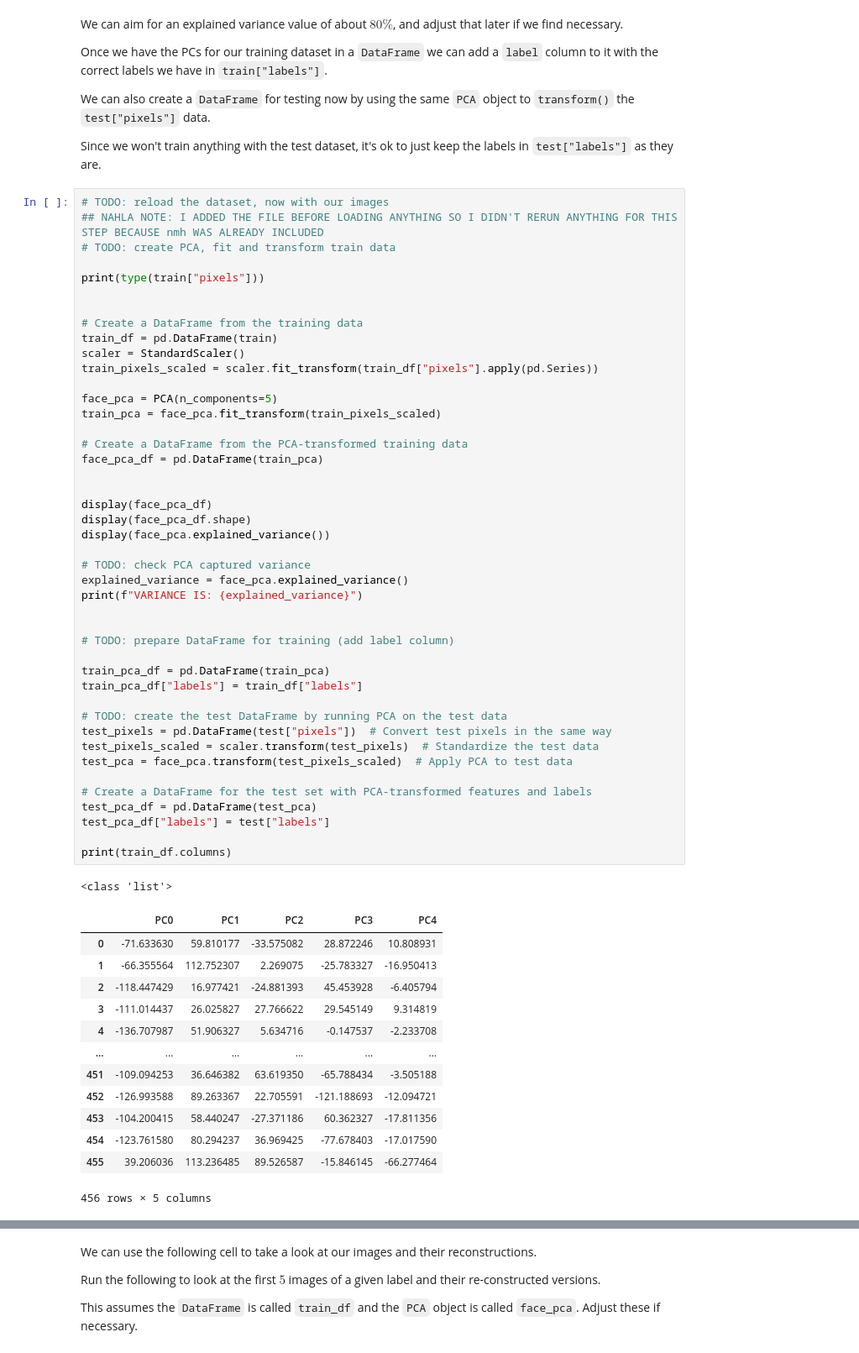
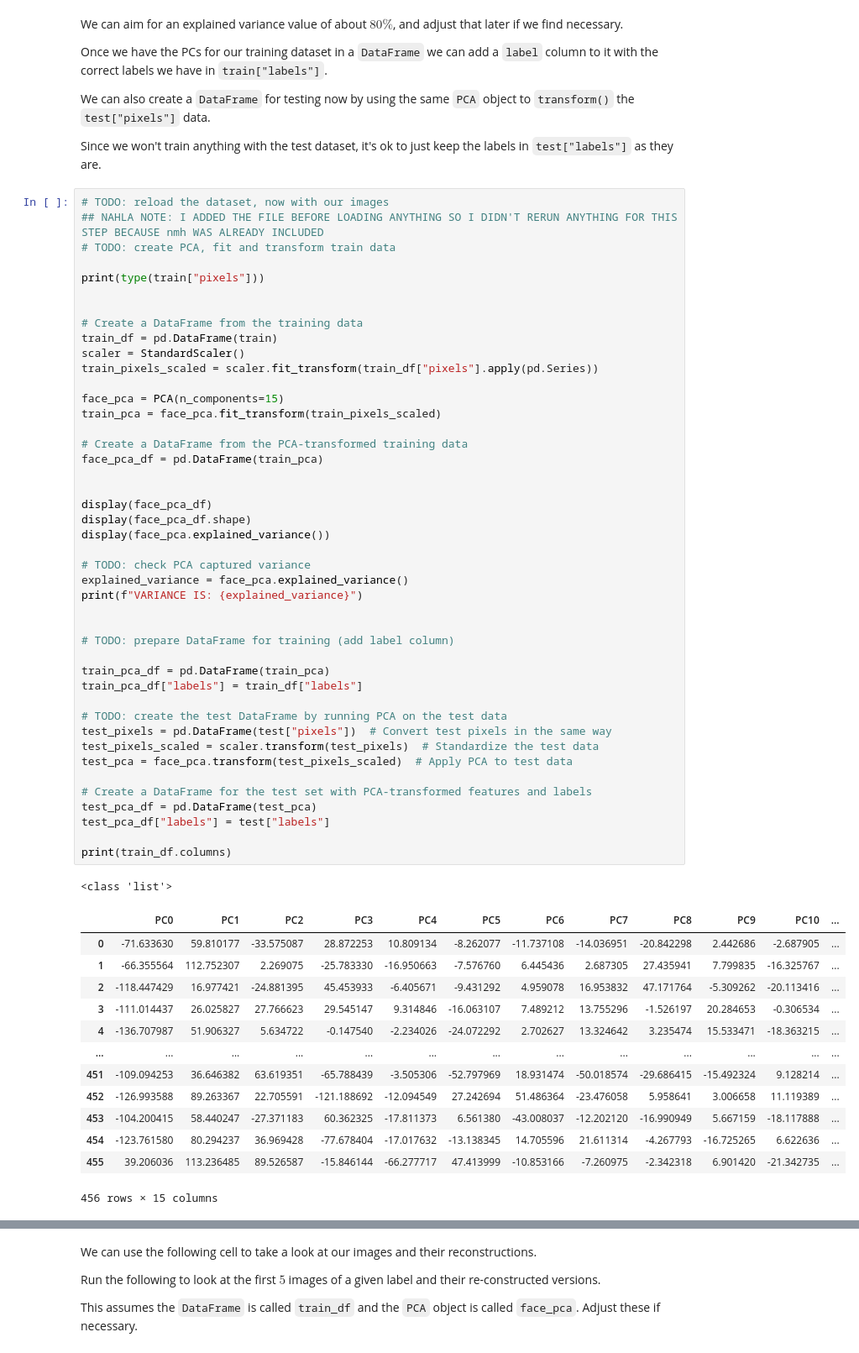
Before and after one commit to 9103hf24na/HW10, a Jupyter notebook: HW10.ipynb, the cells around one changed output, grey strips where cells are left out. Shown at 84% size. Saved outputs shown, nothing was run; the diff lists cells and outputs as text.

```diff
--- a/HW10.ipynb
+++ b/HW10.ipynb
@@ -169,49 +169,49 @@ train_df = pd.DataFrame(train)
 scaler = StandardScaler()
 train_pixels_scaled = scaler.fit_transform(train_df["pixels"].apply(pd.Series))
 
-face_pca = PCA(n_components=5)
+face_pca = PCA(n_components=15)
 train_pca = face_pca.fit_transform(train_pixels_scaled)
 
 # Create a DataFrame from the PCA-transformed training data
 face_pca_df = pd.DataFrame(train_pca)
 
 
 display(face_pca_df)
 display(face_pca_df.shape)
 display(face_pca.explained_variance())
 
 # TODO: check PCA captured variance
 explained_variance = face_pca.explained_variance()
 print(f"VARIANCE IS: {explained_variance}")
 
 
 # TODO: prepare DataFrame for training (add label column)
 
 train_pca_df = pd.DataFrame(train_pca)
 train_pca_df["labels"] = train_df["labels"]
 
 # TODO: create the test DataFrame by running PCA on the test data
 test_pixels = pd.DataFrame(test["pixels"])  # Convert test pixels in the same way
 test_pixels_scaled = scaler.transform(test_pixels)  # Standardize the test data
 test_pca = face_pca.transform(test_pixels_scaled)  # Apply PCA to test data
 
 # Create a DataFrame for the test set with PCA-transformed features and labels
 test_pca_df = pd.DataFrame(test_pca)
 test_pca_df["labels"] = test["labels"]
 
 print(train_df.columns)
 # %% [output]
 <class 'list'>
-|  | PC0 | PC1 | PC2 | PC3 | PC4 |
-| 0 | -71.633630 | 59.810177 | -33.575082 | 28.872246 | 10.808931 |
-| 1 | -66.355564 | 112.752307 | 2.269075 | -25.783327 | -16.950413 |
-| 2 | -118.447429 | 16.977421 | -24.881393 | 45.453928 | -6.405794 |
-| 3 | -111.014437 | 26.025827 | 27.766622 | 29.545149 | 9.314819 |
-| 4 | -136.707987 | 51.906327 | 5.634716 | -0.147537 | -2.233708 |
-| ... | ... | ... | ... | ... | ... |
-| 451 | -109.094253 | 36.646382 | 63.619350 | -65.788434 | -3.505188 |
-| 452 | -126.993588 | 89.263367 | 22.705591 | -121.188693 | -12.094721 |
-| 453 | -104.200415 | 58.440247 | -27.371186 | 60.362327 | -17.811356 |
-| 454 | -123.761580 | 80.294237 | 36.969425 | -77.678403 | -17.017590 |
-| 455 | 39.206036 | 113.236485 | 89.526587 | -15.846145 | -66.277464 |
+|  | PC0 | PC1 | PC2 | PC3 | PC4 | PC5 | PC6 | PC7 | PC8 | PC9 | PC10 | ... |
+| 0 | -71.633630 | 59.810177 | -33.575087 | 28.872253 | 10.809134 | -8.262077 | -11.737108 | -14.036951 | -20.842298 | 2.442686 | -2.687905 | ... |
+| 1 | -66.355564 | 112.752307 | 2.269075 | -25.783330 | -16.950663 | -7.576760 | 6.445436 | 2.687305 | 27.435941 | 7.799835 | -16.325767 | ... |
+| 2 | -118.447429 | 16.977421 | -24.881395 | 45.453933 | -6.405671 | -9.431292 | 4.959078 | 16.953832 | 47.171764 | -5.309262 | -20.113416 | ... |
+| 3 | -111.014437 | 26.025827 | 27.766623 | 29.545147 | 9.314846 | -16.063107 | 7.489212 | 13.755296 | -1.526197 | 20.284653 | -0.306534 | ... |
+| 4 | -136.707987 | 51.906327 | 5.634722 | -0.147540 | -2.234026 | -24.072292 | 2.702627 | 13.324642 | 3.235474 | 15.533471 | -18.363215 | ... |
+| ... | ... | ... | ... | ... | ... | ... | ... | ... | ... | ... | ... | ... |
+| 451 | -109.094253 | 36.646382 | 63.619351 | -65.788439 | -3.505306 | -52.797969 | 18.931474 | -50.018574 | -29.686415 | -15.492324 | 9.128214 | ... |
+| 452 | -126.993588 | 89.263367 | 22.705591 | -121.188692 | -12.094549 | 27.242694 | 51.486364 | -23.476058 | 5.958641 | 3.006658 | 11.119389 | ... |
+| 453 | -104.200415 | 58.440247 | -27.371183 | 60.362325 | -17.811373 | 6.561380 | -43.008037 | -12.202120 | -16.990949 | 5.667159 | -18.117888 | ... |
+| 454 | -123.761580 | 80.294237 | 36.969428 | -77.678404 | -17.017632 | -13.138345 | 14.705596 | 21.611314 | -4.267793 | -16.725265 | 6.622636 | ... |
+| 455 | 39.206036 | 113.236485 | 89.526587 | -15.846144 | -66.277717 | 47.413999 | -10.853166 | -7.260975 | -2.342318 | 6.901420 | -21.342735 | ... |
-456 rows × 5 columns
+456 rows × 15 columns
```
Also changed, not shown: parts of 3 cells of this notebook, 8 other files.
